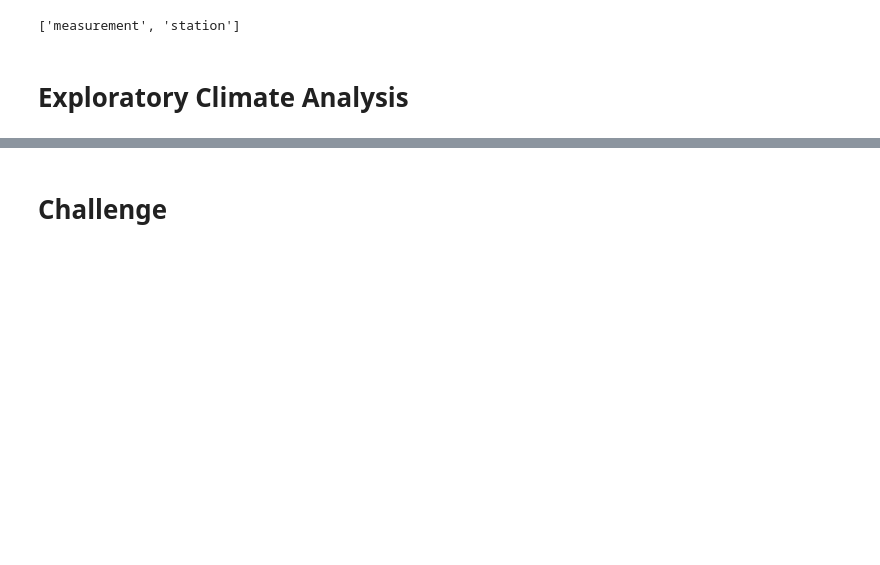
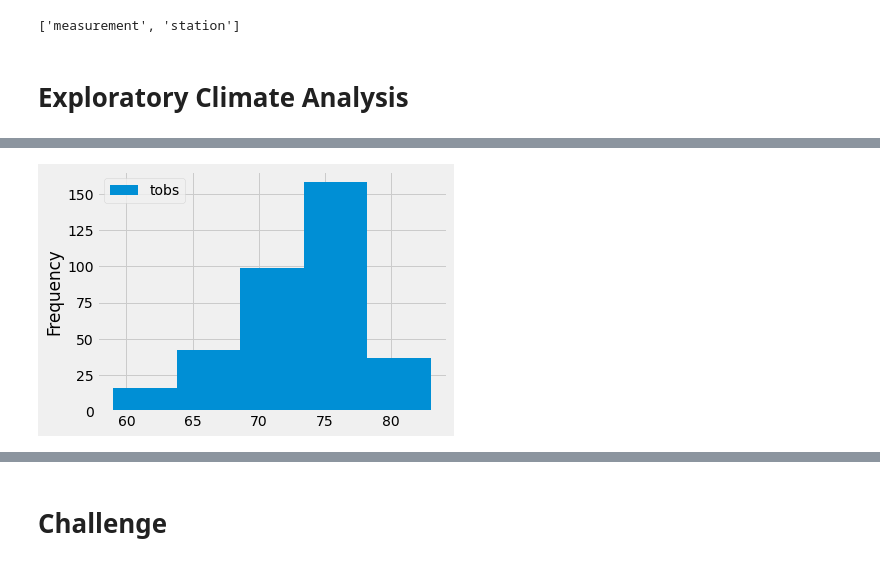
Before and after one commit to rmward17/Surfs_Up, a Jupyter notebook: climate_analysis.ipynb, the cells around one changed output, grey strips where cells are left out. Drawn from its saved outputs; the diff is of its cells as text; code cells hidden in the pictures; blank space fills up the shorter version.

```diff
--- a/climate_analysis.ipynb
+++ b/climate_analysis.ipynb
@@ -64,0 +117,5 @@ session = Session(engine)
+# %%
+temp_df.plot.hist(bins=5)
+plt.tight_layout()
+# %% [output]
+[figure, added]
```
Also changed, not shown: parts of 7 cells of this notebook, 1 other file.
